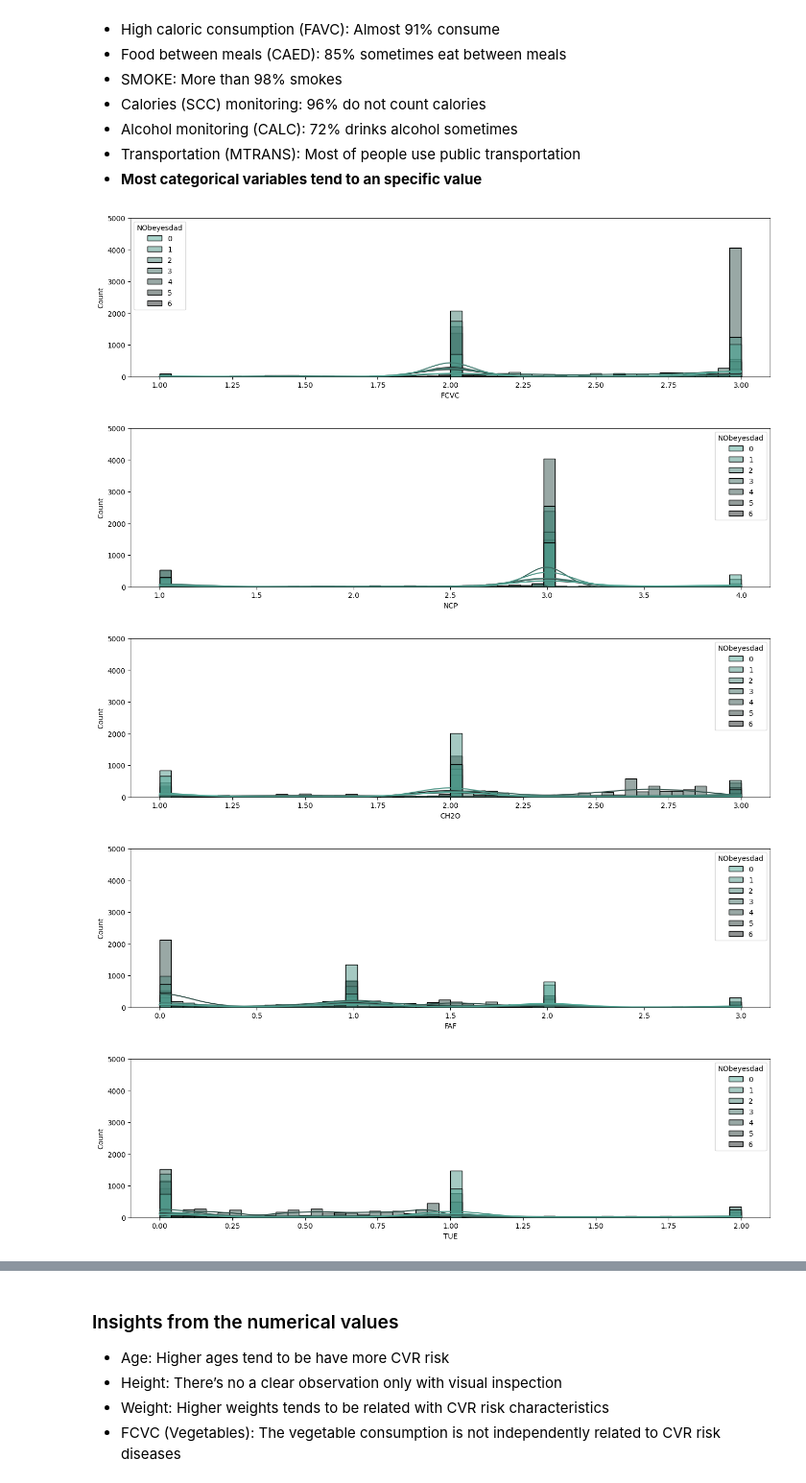
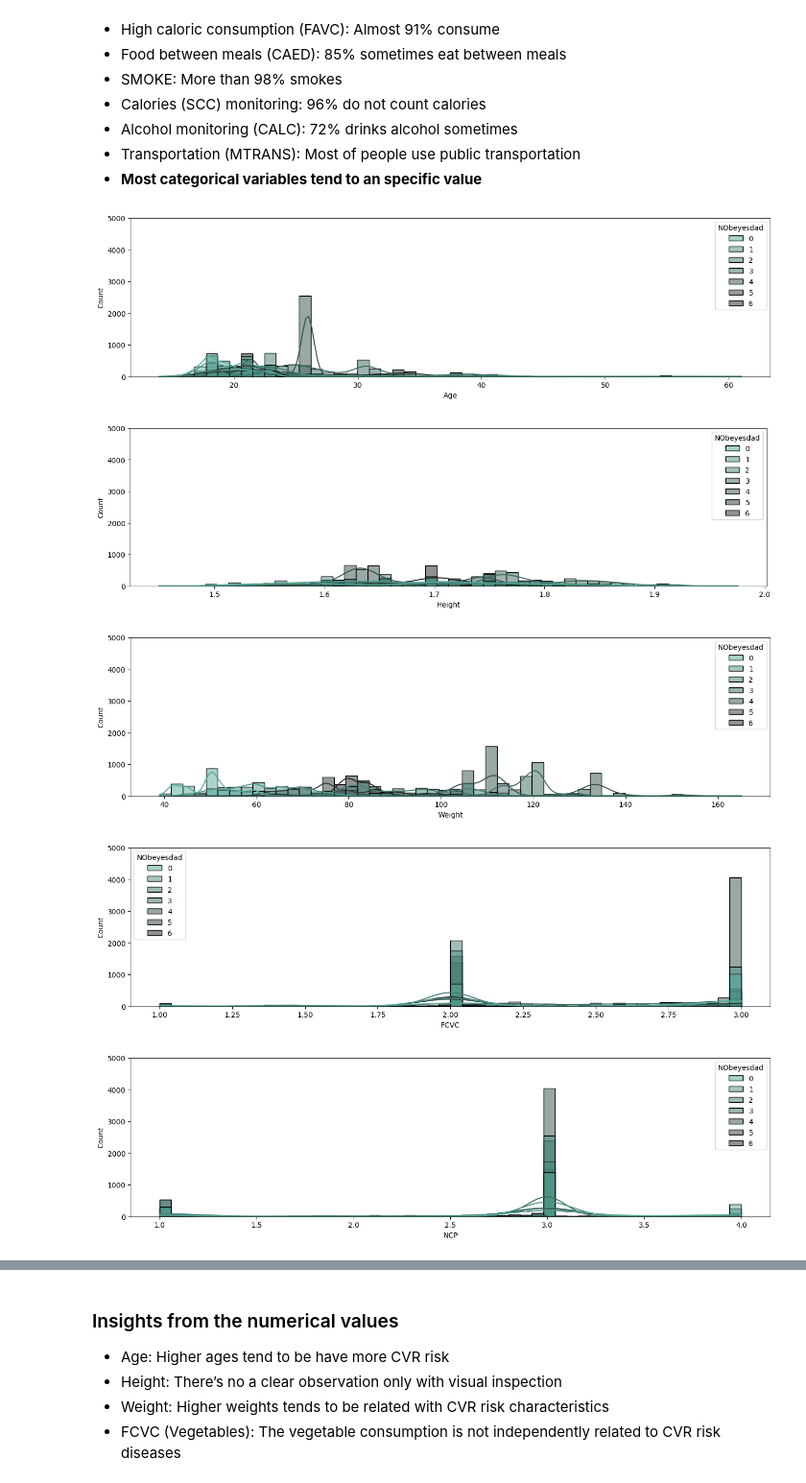
Before and after one commit to elmerescandon/arkangel-ai-obesity-chall, a Jupyter notebook: exploration/data_exploration.ipynb, the cells around one changed output, grey strips where cells are left out. Shown at 96% size. Saved outputs shown, nothing was run; the diff lists cells and outputs as text; code cells hidden in the pictures.

```diff
--- a/exploration/data_exploration.ipynb
+++ b/exploration/data_exploration.ipynb
@@ -38,4 +38,7 @@ df.describe()
 # - The data is not normalized
 # - Some of the numerical features are actually categorical.
 # - Could be that the data generator provided convert the categorical data.
+for column in df:
+    if column != 'id':
+        print(f"Options for {column}")
 # %% [output]
@@ -143,21 +154,21 @@ def plot_histograms_and_density(dataframe, column):
 # %%
 le = LabelEncoder()
 df['NObeyesdad']=le.fit_transform (df['NObeyesdad'])
 
 # FCVC: Vegetables
 # NCP: Main meals
 # CH20: Water consumption
 # FAF: Physical activity frequency
 # TUE: Time using technology devices
 
 # Convert only letters to array
 columns_to_plot = ['FCVC', 'NCP', 'CH2O', 'FAF', 'TUE']
-for column in columns_to_plot:
+for column in continuous_vars:
     if column != 'id':
         plot_histograms_and_density(df, column)
 # %% [output]
-[figure, old version]
+[figure, new version]
-[figure, old version]
+[figure, new version]
-[figure, old version]
+[figure, new version]
-[figure, old version]
+[figure, new version]
-[figure, old version]
+[figure, new version]
```
Also changed, not shown: parts of 2 cells of this notebook.
